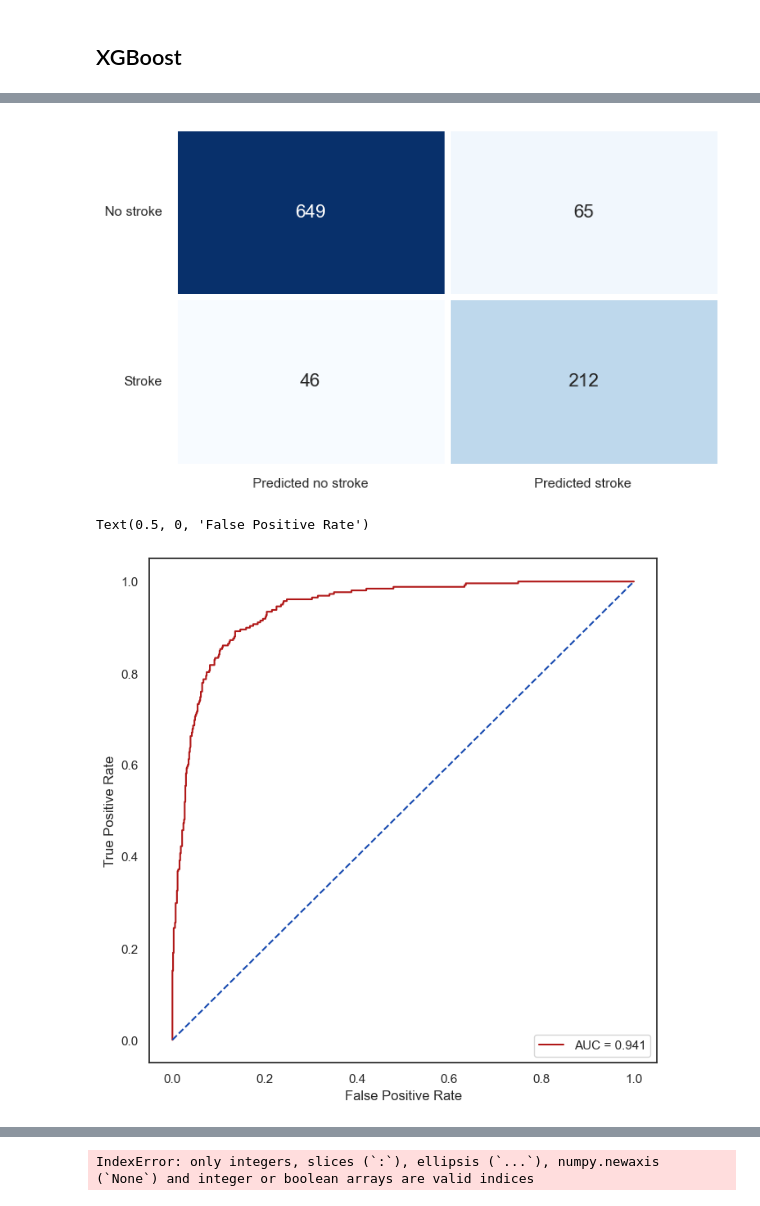
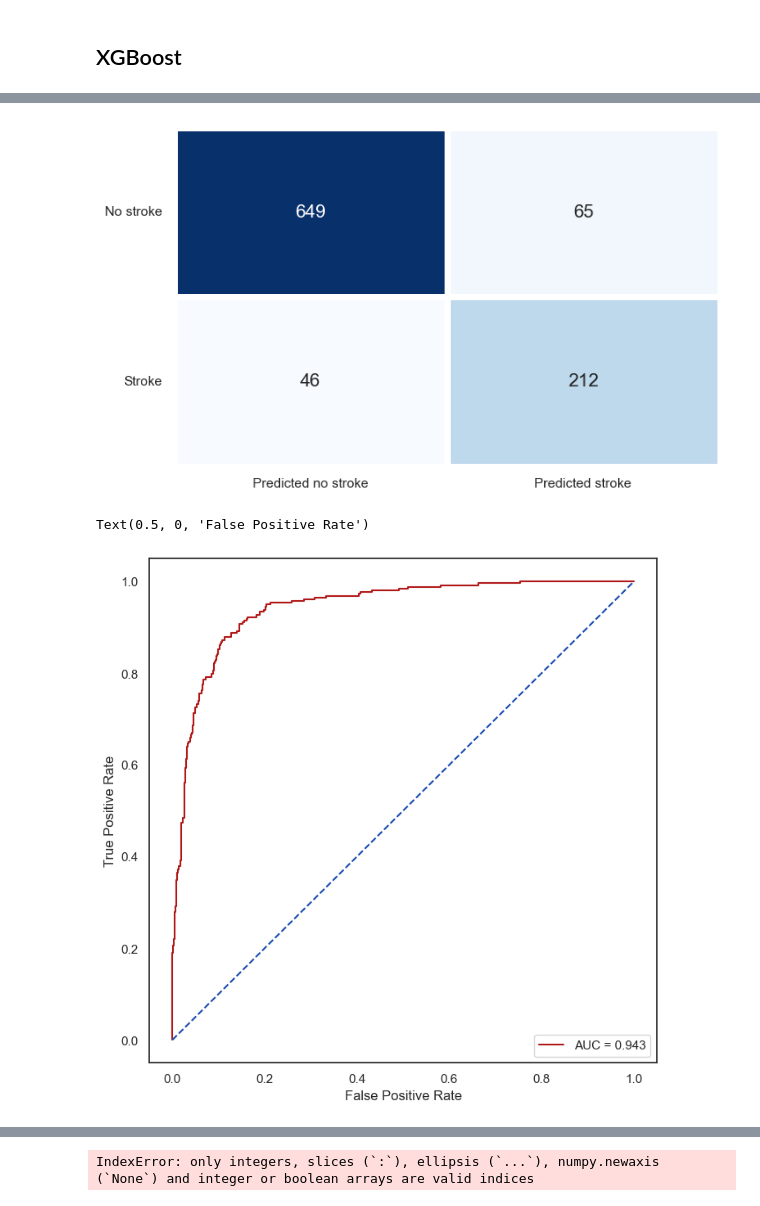
Before and after one commit to hoandkjxhbfhk/stroke-predict, a Jupyter notebook: model.ipynb, the cells around one changed output, grey strips where cells are left out. Saved outputs shown, nothing was run; the diff lists cells and outputs as text; code cells hidden in the pictures.

```diff
--- a/model.ipynb
+++ b/model.ipynb
@@ -414,7 +414,7 @@ models.append(['GaussianNB', GaussianNB()])
 models.append(['BernoulliNB', BernoulliNB()])
 models.append(['Decision Tree', DecisionTreeClassifier(random_state=0)])
 models.append(['Random Forest', RandomForestClassifier(random_state=0,n_estimators= 50,max_depth=5)])
-models.append(['XGBoost', XGBClassifier(eval_metric= 'error')])
+models.append(['XGBoost', XGBClassifier(eval_metric= 'error',max_depth=4)])
 
 lst_1= []
 
@@ -822,7 +825,7 @@ df
 *We only see **RandomForest** and **XGBoost** performance as they have high accuracy.*
 # %%
 #Fitting RandomForest Model
-classifier = SVC(C= 1, kernel='rbf', random_state= 0,probability=True)
+classifier = SVC(C= 1, kernel='rbf', random_state= 0,probability=True,gamma=0.1)
 classifier.fit(x_train_res, y_train_res)
 #y_pred = classifier.predict(x_test)
 y_prob = classifier.predict_proba(x_test)[:,1]
@@ -1097,7 +1100,7 @@ plt.show()
 ## XGBoost <a id="11.2"></a>
 # %%
 #Fitting XGBClassifier Model
-classifier = XGBClassifier(eval_metric= 'error', learning_rate= 0.1,max_depth=7)
+classifier = XGBClassifier(eval_metric= 'error', learning_rate= 0.1,max_depth=7,n_estimators=200)
 classifier.fit(x_train_res, y_train_res)
 # y_pred = classifier.predict(x_test)
 # y_prob = classifier.predict_proba(x_test)[:,1]
@@ -1163,7 +1166,7 @@ ROC AUC score: 0.9412063274922372
 Accuracy Score:  0.8858024691358025
 [figure]
 Text(0.5, 0, 'False Positive Rate')
-[figure, old version]
+[figure, new version]
 # %%
 # Lấy các chỉ số của các trường hợp FP và FN
 false_positives = x_val_debug[(y_val == 0) & (y_pred2 == 1)]
```
Also changed, not shown: parts of 30 cells of this notebook.
